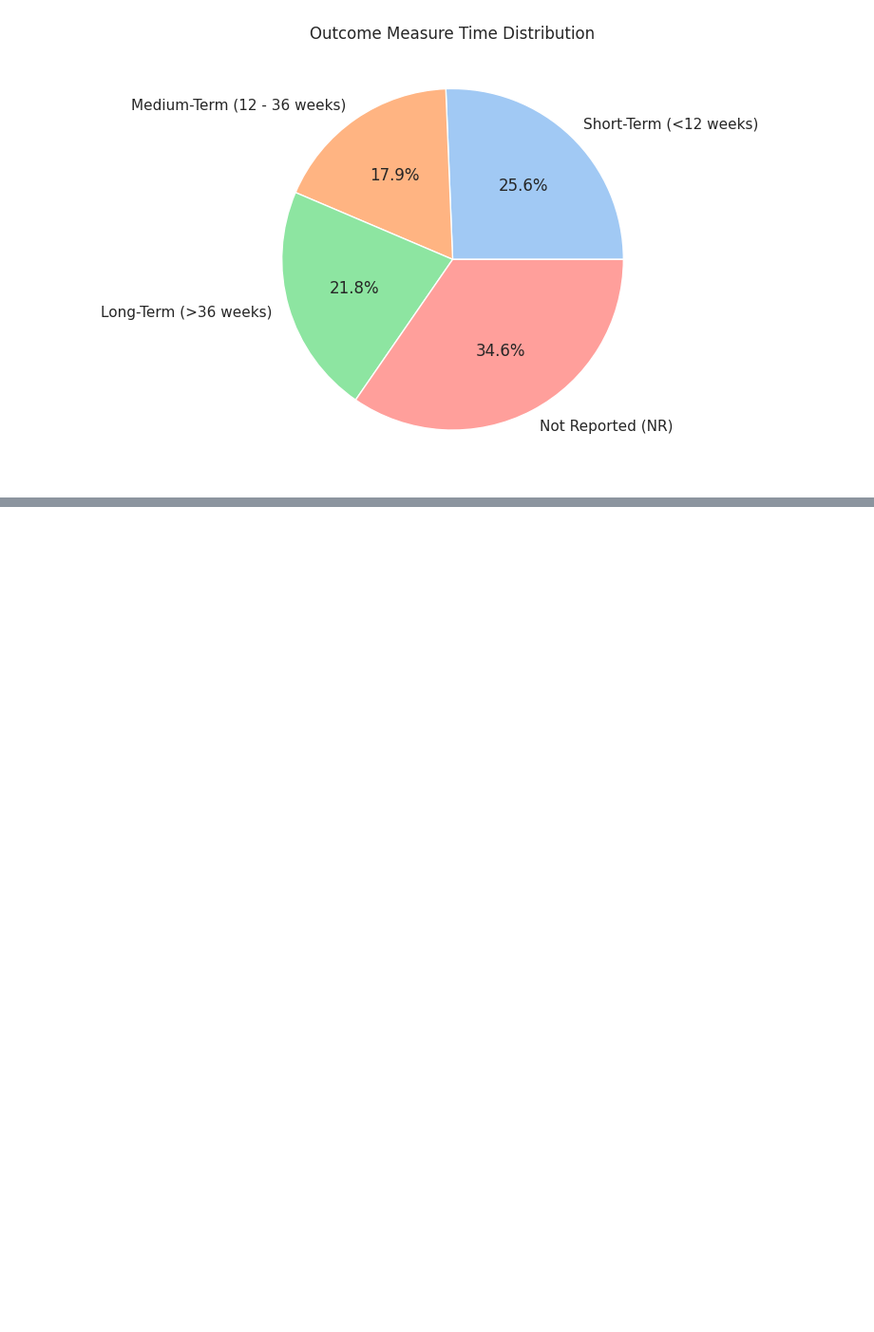
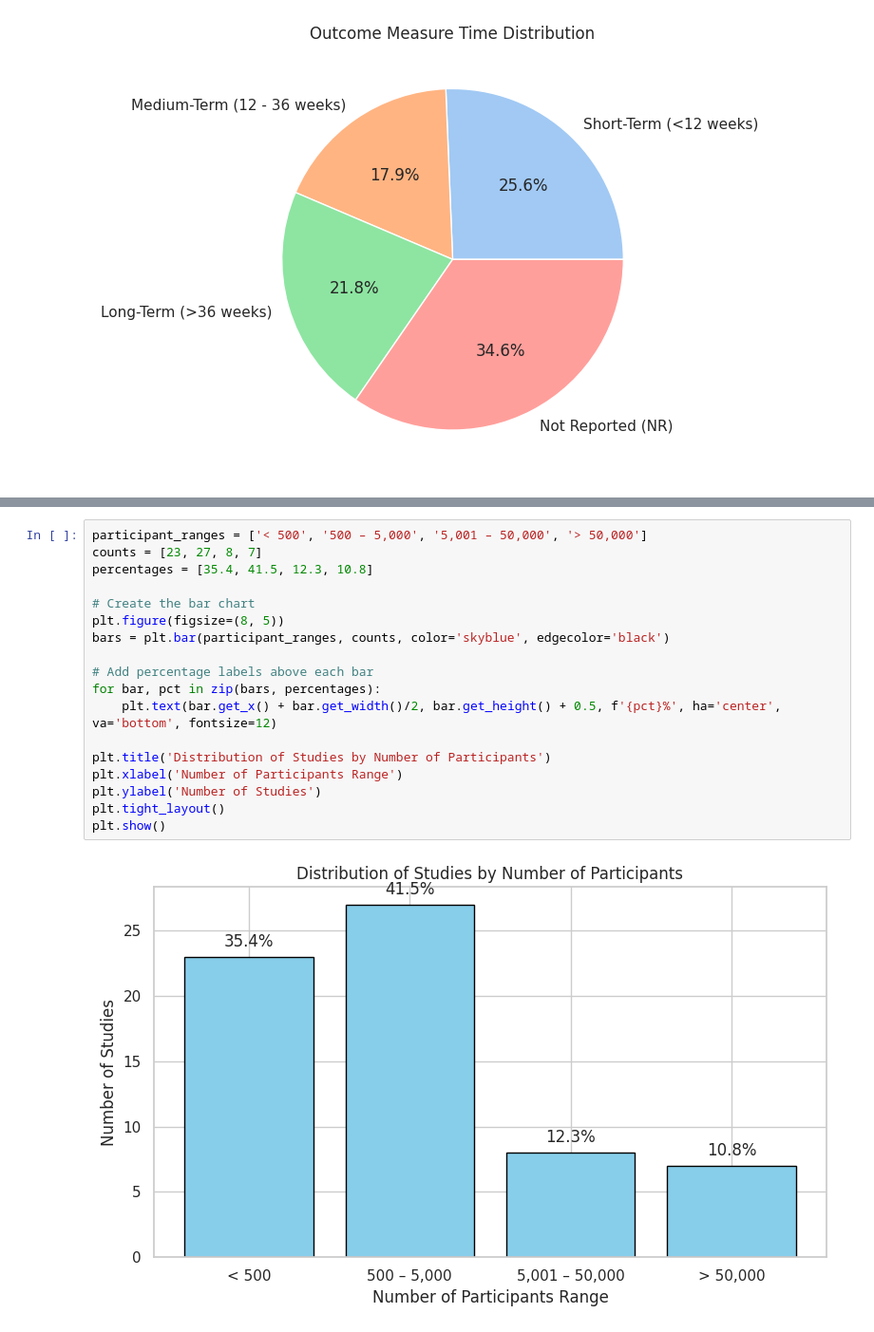
Before and after one commit to AJISHA-NAYEEM/Python-notes, a Jupyter notebook: Untitled14.ipynb, the cells around one changed output, grey strips where cells are left out. Shown at 95% size. Saved outputs shown, nothing was run; the diff lists cells and outputs as text; blank space fills up the shorter version.

```diff
--- a/Untitled14.ipynb
+++ b/Untitled14.ipynb
@@ -149,0 +201,20 @@ Passing `palette` without assigning `hue` is deprecated and will be removed in v
+# %%
+participant_ranges = ['< 500', '500 – 5,000', '5,001 – 50,000', '> 50,000']
+counts = [23, 27, 8, 7]
+percentages = [35.4, 41.5, 12.3, 10.8]
+
+# Create the bar chart
+plt.figure(figsize=(8, 5))
+bars = plt.bar(participant_ranges, counts, color='skyblue', edgecolor='black')
+
+# Add percentage labels above each bar
+for bar, pct in zip(bars, percentages):
+    plt.text(bar.get_x() + bar.get_width()/2, bar.get_height() + 0.5, f'{pct}%', ha='center', va='bottom', fontsize=12)
+
+plt.title('Distribution of Studies by Number of Participants')
+plt.xlabel('Number of Participants Range')
+plt.ylabel('Number of Studies')
+plt.tight_layout()
+plt.show()
+# %% [output]
+[figure, added]
```
Also changed, not shown: parts of 4 cells of this notebook.
